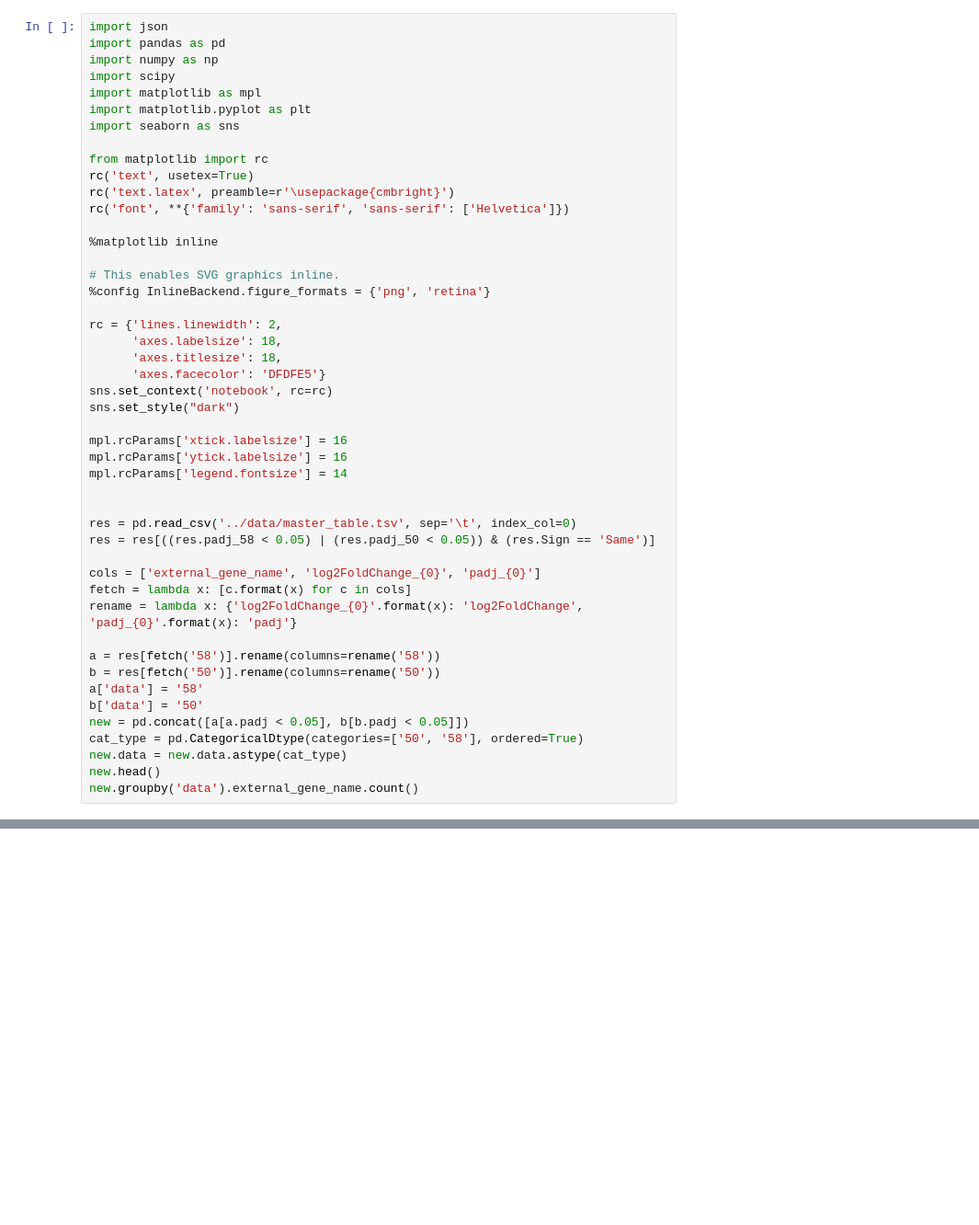
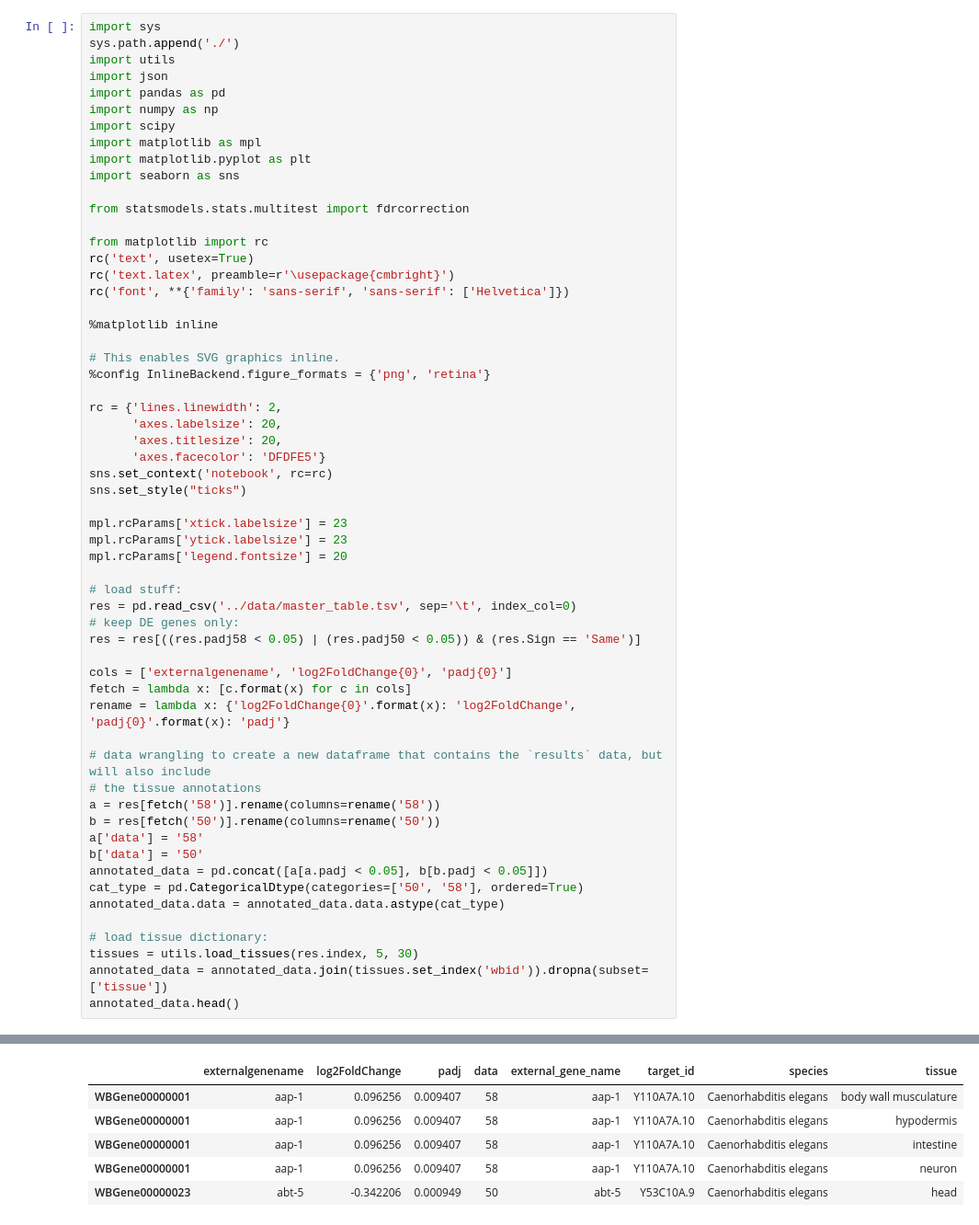
Before and after one commit to dangeles/Ascr10xomics, a Jupyter notebook: src/TissueEnrichment.ipynb, the cells around one changed output, grey strips where cells are left out. Shown: that part at 92% size. Drawn from its saved outputs; the diff is of its cells as text; blank space fills up the shorter version.

```diff
--- a/src/TissueEnrichment.ipynb
+++ b/src/TissueEnrichment.ipynb
@@ -1,4 +1,7 @@
 # %%
+import sys
+sys.path.append('./')
+import utils
 import json
 import pandas as pd
 import numpy as np
@@ -6,6 +9,8 @@ import scipy
 import matplotlib as mpl
 import matplotlib.pyplot as plt
 import seaborn as sns
+
+from statsmodels.stats.multitest import fdrcorrection
 
 from matplotlib import rc
 rc('text', usetex=True)
@@ -18,31 +23,37 @@ rc('font', **{'family': 'sans-serif', 'sans-serif': ['Helvetica']})
 %config InlineBackend.figure_formats = {'png', 'retina'}
 
 rc = {'lines.linewidth': 2,
-      'axes.labelsize': 18,
-      'axes.titlesize': 18,
+      'axes.labelsize': 20,
+      'axes.titlesize': 20,
       'axes.facecolor': 'DFDFE5'}
 sns.set_context('notebook', rc=rc)
-sns.set_style("dark")
+sns.set_style("ticks")
 
-mpl.rcParams['xtick.labelsize'] = 16
-mpl.rcParams['ytick.labelsize'] = 16
-mpl.rcParams['legend.fontsize'] = 14
+mpl.rcParams['xtick.labelsize'] = 23
+mpl.rcParams['ytick.labelsize'] = 23
+mpl.rcParams['legend.fontsize'] = 20
 
+# load stuff:
+res = pd.read_csv('../data/master_table.tsv', sep='\t', index_col=0)
+# keep DE genes only:
+res = res[((res.padj58 < 0.05) | (res.padj50 < 0.05)) & (res.Sign == 'Same')]
 
-res = pd.read_csv('../data/master_table.tsv', sep='\t', index_col=0)
-res = res[((res.padj_58 < 0.05) | (res.padj_50 < 0.05)) & (res.Sign == 'Same')]
+cols = ['externalgenename', 'log2FoldChange{0}', 'padj{0}']
+fetch = lambda x: [c.format(x) for c in cols]
+rename = lambda x: {'log2FoldChange{0}'.format(x): 'log2FoldChange', 'padj{0}'.format(x): 'padj'}
 
-cols = ['external_gene_name', 'log2FoldChange_{0}', 'padj_{0}']
-fetch = lambda x: [c.format(x) for c in cols]
-rename = lambda x: {'log2FoldChange_{0}'.format(x): 'log2FoldChange', 'padj_{0}'.format(x): 'padj'}
-
+# data wrangling to create a new dataframe that contains the `results` data, but will also include
+# the tissue annotations
 a = res[fetch('58')].rename(columns=rename('58'))
 b = res[fetch('50')].rename(columns=rename('50'))
 a['data'] = '58'
 b['data'] = '50'
-new = pd.concat([a[a.padj < 0.05], b[b.padj < 0.05]])
+annotated_data = pd.concat([a[a.padj < 0.05], b[b.padj < 0.05]])
 cat_type = pd.CategoricalDtype(categories=['50', '58'], ordered=True)
-new.data = new.data.astype(cat_type)
-new.head()
-new.groupby('data').external_gene_name.count()
+annotated_data.data = annotated_data.data.astype(cat_type)
+
+# load tissue dictionary:
+tissues = utils.load_tissues(res.index, 5, 30)
+annotated_data = annotated_data.join(tissues.set_index('wbid')).dropna(subset=['tissue'])
+annotated_data.head()
 # %% [output]
@@ -52,0 +62,6 @@ Name: external_gene_name, dtype: int64
+|  | externalgenename | log2FoldChange | padj | data | external_gene_name | target_id | species | tissue |
+| WBGene00000001 | aap-1 | 0.096256 | 0.009407 | 58 | aap-1 | Y110A7A.10 | Caenorhabditis elegans | body wall musculature |
+| WBGene00000001 | aap-1 | 0.096256 | 0.009407 | 58 | aap-1 | Y110A7A.10 | Caenorhabditis elegans | hypodermis |
+| WBGene00000001 | aap-1 | 0.096256 | 0.009407 | 58 | aap-1 | Y110A7A.10 | Caenorhabditis elegans | intestine |
+| WBGene00000001 | aap-1 | 0.096256 | 0.009407 | 58 | aap-1 | Y110A7A.10 | Caenorhabditis elegans | neuron |
+| WBGene00000023 | abt-5 | -0.342206 | 0.000949 | 50 | abt-5 | Y53C10A.9 | Caenorhabditis elegans | head |
```
Also changed, not shown: parts of 11 cells of this notebook.
